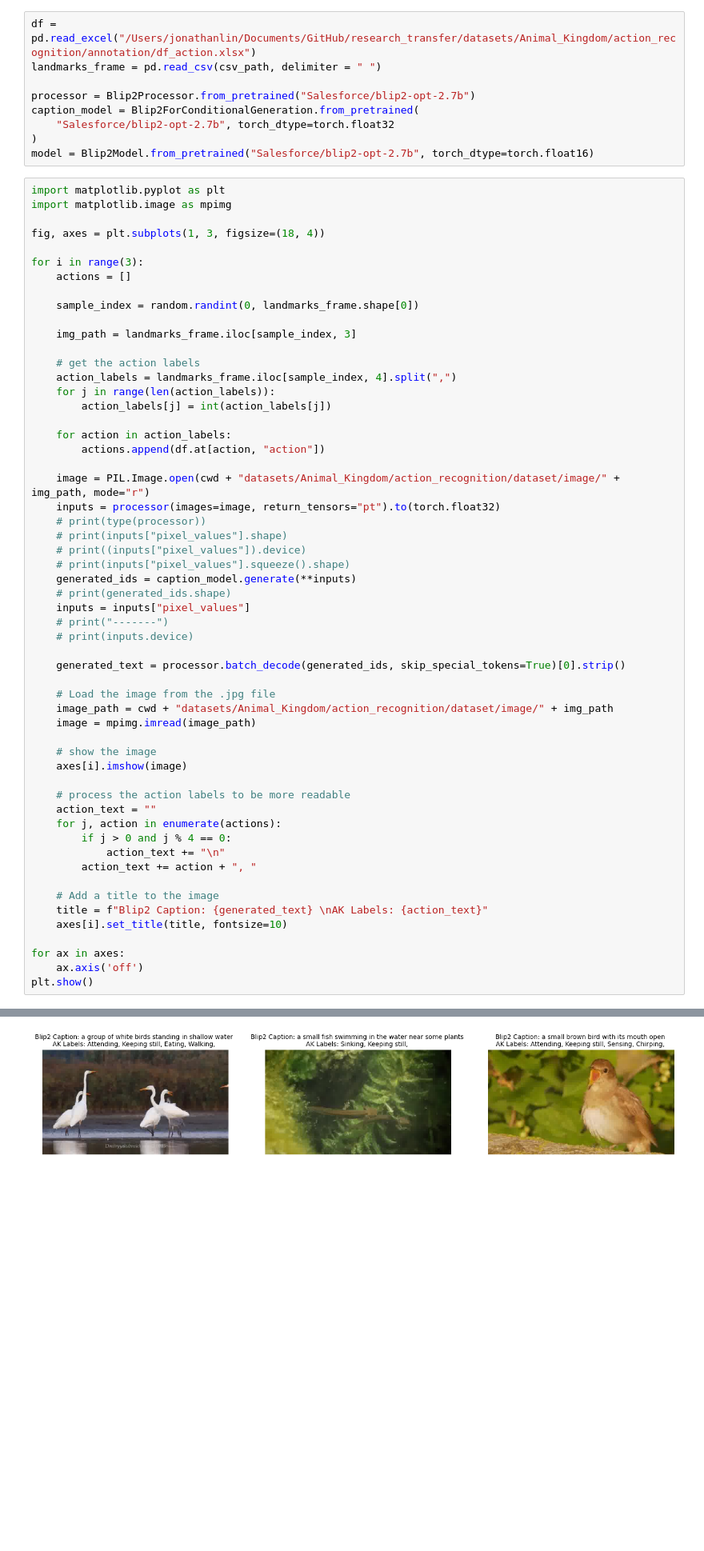
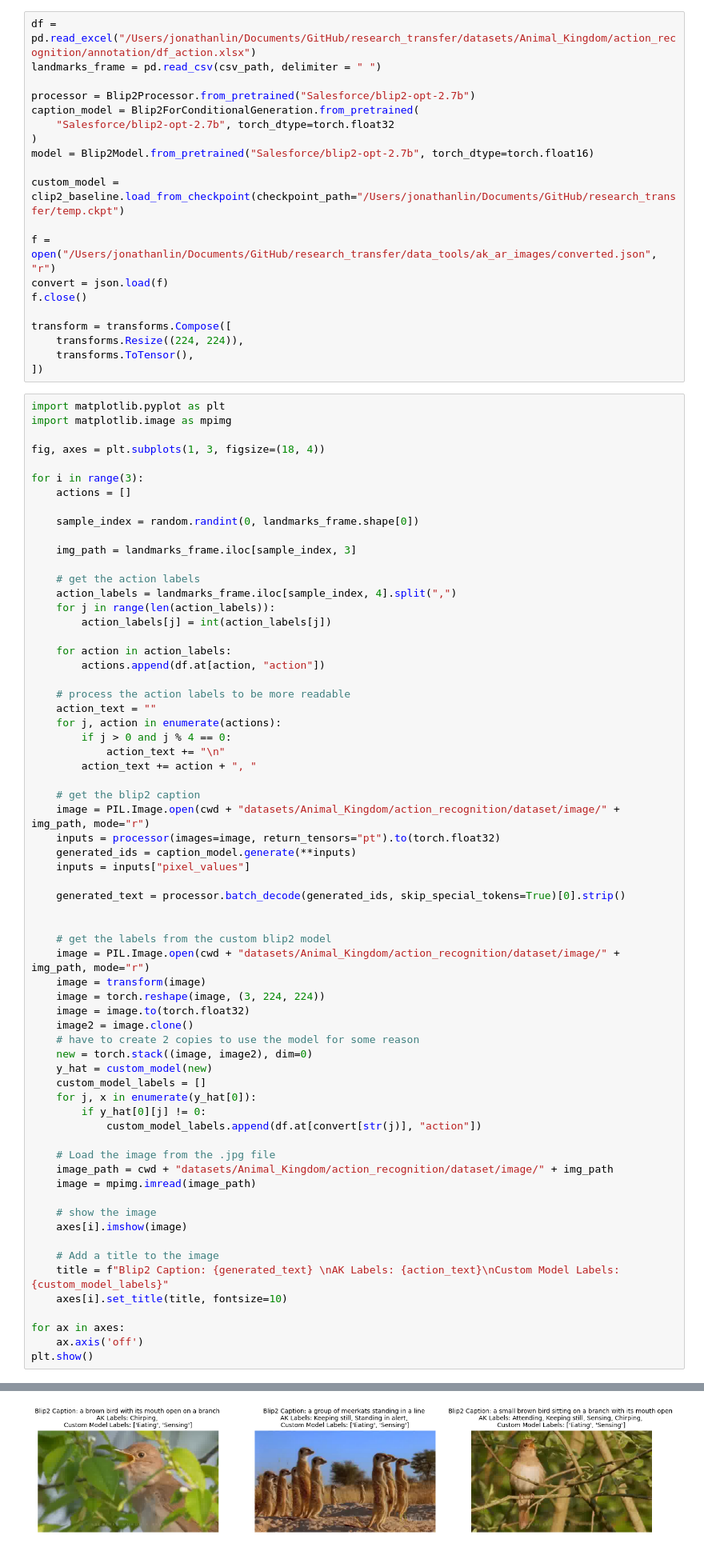
Before and after one commit to jonathanlin0/research_transfer, a Jupyter notebook: Testing/blip2/blip2_ak_testing.ipynb, the cells around one changed output, grey strips where cells are left out. Shown: that part at 80% size. Drawn from its saved outputs; the diff is of its cells as text; blank space fills up the shorter version.

Commit message:
blip2 testing

```diff
--- a/Testing/blip2/blip2_ak_testing.ipynb
+++ b/Testing/blip2/blip2_ak_testing.ipynb
@@ -18,6 +25,17 @@ caption_model = Blip2ForConditionalGeneration.from_pretrained(
     "Salesforce/blip2-opt-2.7b", torch_dtype=torch.float32
 )
 model = Blip2Model.from_pretrained("Salesforce/blip2-opt-2.7b", torch_dtype=torch.float16)
+
+custom_model = clip2_baseline.load_from_checkpoint(checkpoint_path="/Users/jonathanlin/Documents/GitHub/research_transfer/temp.ckpt")
+
+f = open("/Users/jonathanlin/Documents/GitHub/research_transfer/data_tools/ak_ar_images/converted.json", "r")
+convert = json.load(f)
+f.close()
+
+transform = transforms.Compose([
+    transforms.Resize((224, 224)),
+    transforms.ToTensor(),
+])
 # %%
 import matplotlib.pyplot as plt
 import matplotlib.image as mpimg
@@ -39,19 +57,35 @@ for i in range(3):
     for action in action_labels:
         actions.append(df.at[action, "action"])
 
+    # process the action labels to be more readable
+    action_text = ""
+    for j, action in enumerate(actions):
+        if j > 0 and j % 4 == 0:
+            action_text += "\n"
+        action_text += action + ", "
+
+    # get the blip2 caption
     image = PIL.Image.open(cwd + "datasets/Animal_Kingdom/action_recognition/dataset/image/" + img_path, mode="r")
     inputs = processor(images=image, return_tensors="pt").to(torch.float32)
-    # print(type(processor))
-    # print(inputs["pixel_values"].shape)
-    # print((inputs["pixel_values"]).device)
-    # print(inputs["pixel_values"].squeeze().shape)
     generated_ids = caption_model.generate(**inputs)
-    # print(generated_ids.shape)
     inputs = inputs["pixel_values"]
-    # print("-------")
-    # print(inputs.device)
 
     generated_text = processor.batch_decode(generated_ids, skip_special_tokens=True)[0].strip()
+
+
+    # get the labels from the custom blip2 model
+    image = PIL.Image.open(cwd + "datasets/Animal_Kingdom/action_recognition/dataset/image/" + img_path, mode="r")
+    image = transform(image)
+    image = torch.reshape(image, (3, 224, 224))
+    image = image.to(torch.float32)
+    image2 = image.clone()
+    # have to create 2 copies to use the model for some reason
+    new = torch.stack((image, image2), dim=0)
+    y_hat = custom_model(new)
+    custom_model_labels = []
+    for j, x in enumerate(y_hat[0]):
+        if y_hat[0][j] != 0:
+            custom_model_labels.append(df.at[convert[str(j)], "action"])
 
     # Load the image from the .jpg file
     image_path = cwd + "datasets/Animal_Kingdom/action_recognition/dataset/image/" + img_path
@@ -60,15 +94,8 @@ for i in range(3):
     # show the image
     axes[i].imshow(image)
 
-    # process the action labels to be more readable
-    action_text = ""
-    for j, action in enumerate(actions):
-        if j > 0 and j % 4 == 0:
-            action_text += "\n"
-        action_text += action + ", "
-
     # Add a title to the image
-    title = f"Blip2 Caption: {generated_text} \nAK Labels: {action_text}"
+    title = f"Blip2 Caption: {generated_text} \nAK Labels: {action_text}\nCustom Model Labels: {custom_model_labels}"
     axes[i].set_title(title, fontsize=10)
 
 for ax in axes:
@@ -102 +105 @@ cpu
-[figure, old version]
+[figure, new version]
```
Also changed, not shown: parts of 2 cells of this notebook, 5 other files.
